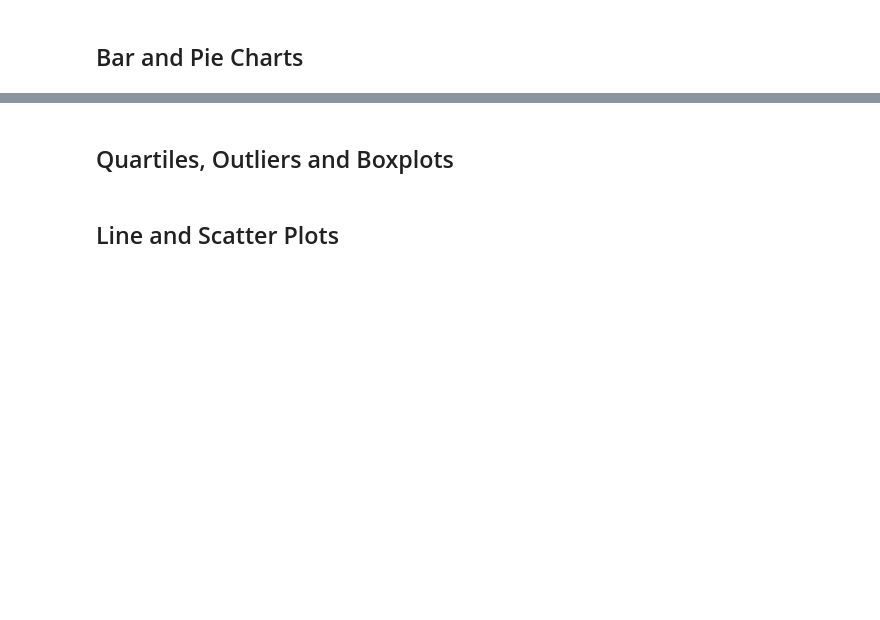
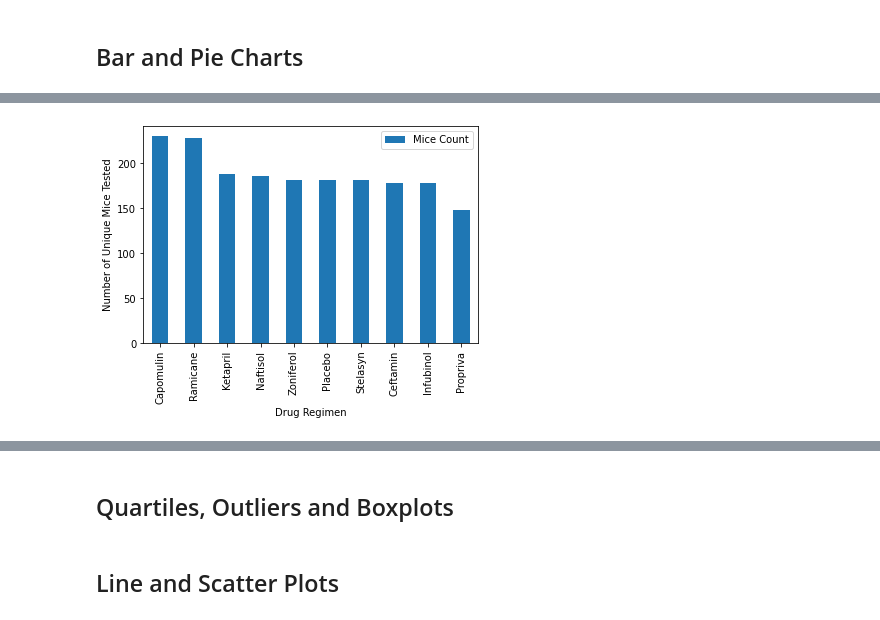
Before and after one commit to pparashar68/Matplotlib, a Jupyter notebook: Pymaceuticals/pymaceuticals.ipynb, the cells around one changed output, grey strips where cells are left out. Saved outputs shown, nothing was run; the diff lists cells and outputs as text; code cells hidden in the pictures; blank space fills up the shorter version.

```diff
--- a/Pymaceuticals/pymaceuticals.ipynb
+++ b/Pymaceuticals/pymaceuticals.ipynb
@@ -62,2 +152,13 @@ study_results.loc[study_results.duplicated(), :]
 # %%
-# Generate a bar plot showing the total number of mice for each treatment throughout the course of the study using pandas.
+# Generate a bar plot showing the total number of mice for each treatment throughout the course of the study using pyplot.
+bar_plot_chart_df = bar_plot_mice_drug_df.count().rename(columns={"Mouse ID":"Mice Count"}
+                                    ).sort_values("Mice Count",ascending = False
+                                                 )
+
+
+bar_plot_chart_df.plot(kind = 'bar')
+plt.ylabel("Number of Unique Mice Tested")
+plt.xlabel("Drug Regimen")
+plt.show()
+# %% [output]
+[figure, added]
```
Also changed, not shown: parts of 12 cells of this notebook.
